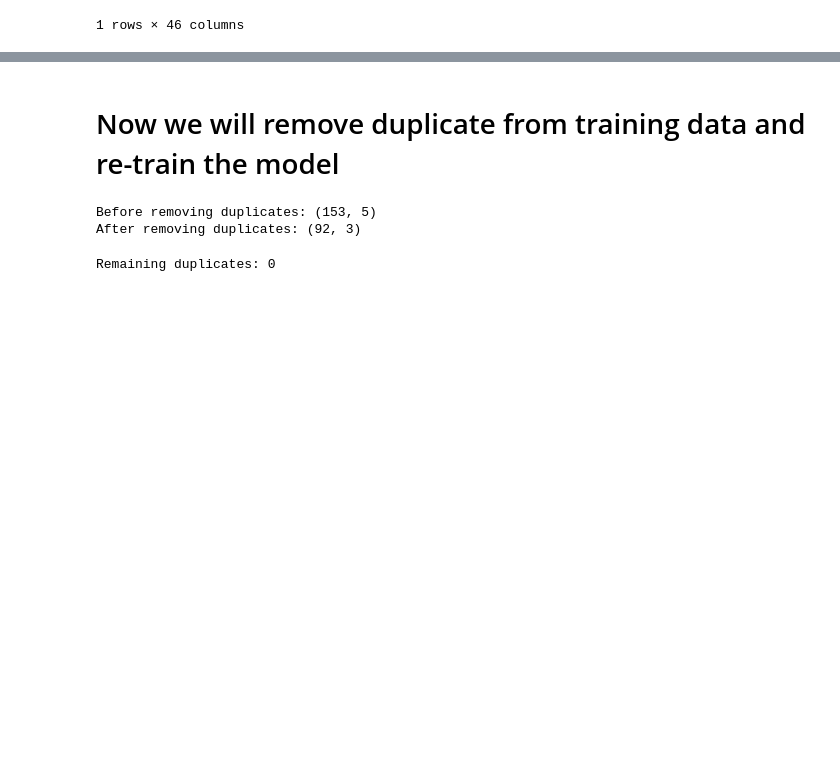
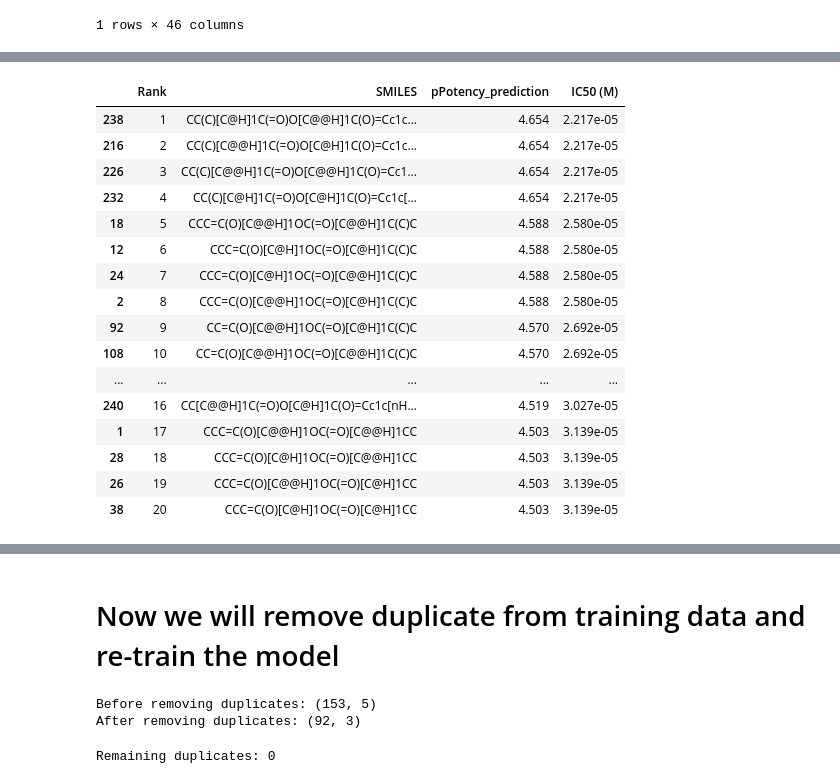
Before and after one commit to soumyadeepghosh35/DTRA_DrugDesign, a Jupyter notebook: DTRA_project_notebooks/Step3_MACAW_bacteria-YersiniaPestis.ipynb, the cells around one changed output, grey strips where cells are left out. Drawn from its saved outputs; the diff is of its cells as text; code cells hidden in the pictures; blank space fills up the shorter version.

```diff
--- a/DTRA_project_notebooks/Step3_MACAW_bacteria-YersiniaPestis.ipynb
+++ b/DTRA_project_notebooks/Step3_MACAW_bacteria-YersiniaPestis.ipynb
@@ -1689,0 +1900,55 @@ smi_lib_DTRA_targets
+# %%
+# Get top 20 indices by highest predicted pPotency
+top_20_idx = np.argsort(Y1_lib_pred)[::-1][:20]
+
+# Create dataframe with top 20
+RetrotideAntibacterialsData_top20 = RetrotideAntibacterialsData.iloc[top_20_idx].copy()
+
+# Add pPotency_prediction rounded to 3 decimal places
+RetrotideAntibacterialsData_top20['pPotency_prediction'] = Y1_lib_pred[top_20_idx].round(3)
+
+# Add IC50 column (convert pPotency to Molar units)
+# IC50 (M) = 10^(-pPotency)
+RetrotideAntibacterialsData_top20['IC50 (M)'] = 10**(-Y1_lib_pred[top_20_idx])
+
+# Add rank column at the beginning
+RetrotideAntibacterialsData_top20.insert(0, 'Rank', range(1, 21))
+
+# Calculate ranges
+pPotency_max = Y1_lib_pred[top_20_idx[0]]   # Highest (best)
+pPotency_min = Y1_lib_pred[top_20_idx[-1]]  # Lowest (cutoff)
+IC50_min = 10**(-pPotency_max)              # Lowest IC50 (most potent)
+IC50_max = 10**(-pPotency_min)              # Highest IC50 (least potent in top 20)
+IC50_min_nM = IC50_min * 1e9
+IC50_max_nM = IC50_max * 1e9
+
+# Display information
+print("-"*70)
+print("Top 20 Compounds with Highest Predicted pPotency")
+print("-"*70)
+print("\nCutoff Values (20th ranked compound):")
+print(f"  pPotency:    {pPotency_min:.3f}")
+print(f"  IC50:        {IC50_max:.3e} M  ({IC50_max_nM:.2f} nM)")
+
+print("\nBest Values (1st ranked compound):")
+print(f"  pPotency:    {pPotency_max:.3f}")
+print(f"  IC50:        {IC50_min:.3e} M  ({IC50_min_nM:.2f} nM)")
+
+
+print("\n Range for Top 20 Compounds:")
+print(f"pPotency Range:  {pPotency_min:.3f} - {pPotency_max:.3f}")
+print(f"\nIC50 Range (M):  {IC50_max:.3e} - {IC50_min:.3e}")
+#print(f"IC50 Range (nM): {IC50_max_nM:.2f} - {IC50_min_nM:.2f} nM")
+#print(f"                 (Δ = {pPotency_max - pPotency_min:.3f})")
+#print(f"                 (Fold change = {IC50_max/IC50_min:.1f}x)")
+
+
+# Set pandas display options for scientific notation
+pd.options.display.float_format = lambda x: f'{x:.3e}' if abs(x) < 0.01 or abs(x) > 1000 else f'{x:.3f}'
+
+# Display the dataframe
+RetrotideAntibacterialsData_top20 = RetrotideAntibacterialsData_top20.filter(
+    items=["Rank", "SMILES", "pPotency_prediction", "IC50 (M)"]
+)
+RetrotideAntibacterialsData_top20
+# %% [output]
@@ -1689,0 +1971,17 @@ smi_lib_DTRA_targets
+|  | Rank | SMILES | pPotency_prediction | IC50 (M) |
+| 238 | 1 | CC(C)[C@H]1C(=O)O[C@@H]1C(O)=Cc1c... | 4.654 | 2.217e-05 |
+| 216 | 2 | CC(C)[C@@H]1C(=O)O[C@H]1C(O)=Cc1c... | 4.654 | 2.217e-05 |
+| 226 | 3 | CC(C)[C@@H]1C(=O)O[C@@H]1C(O)=Cc1... | 4.654 | 2.217e-05 |
+| 232 | 4 | CC(C)[C@H]1C(=O)O[C@H]1C(O)=Cc1c[... | 4.654 | 2.217e-05 |
+| 18 | 5 | CCC=C(O)[C@@H]1OC(=O)[C@@H]1C(C)C | 4.588 | 2.580e-05 |
+| 12 | 6 | CCC=C(O)[C@H]1OC(=O)[C@H]1C(C)C | 4.588 | 2.580e-05 |
+| 24 | 7 | CCC=C(O)[C@H]1OC(=O)[C@@H]1C(C)C | 4.588 | 2.580e-05 |
+| 2 | 8 | CCC=C(O)[C@@H]1OC(=O)[C@H]1C(C)C | 4.588 | 2.580e-05 |
+| 92 | 9 | CC=C(O)[C@@H]1OC(=O)[C@H]1C(C)C | 4.570 | 2.692e-05 |
+| 108 | 10 | CC=C(O)[C@@H]1OC(=O)[C@@H]1C(C)C | 4.570 | 2.692e-05 |
+| ... | ... | ... | ... | ... |
+| 240 | 16 | CC[C@@H]1C(=O)O[C@H]1C(O)=Cc1c[nH... | 4.519 | 3.027e-05 |
+| 1 | 17 | CCC=C(O)[C@@H]1OC(=O)[C@@H]1CC | 4.503 | 3.139e-05 |
+| 28 | 18 | CCC=C(O)[C@H]1OC(=O)[C@@H]1CC | 4.503 | 3.139e-05 |
+| 26 | 19 | CCC=C(O)[C@@H]1OC(=O)[C@H]1CC | 4.503 | 3.139e-05 |
+| 38 | 20 | CCC=C(O)[C@H]1OC(=O)[C@H]1CC | 4.503 | 3.139e-05 |
```
Also changed, not shown: parts of 31 cells of this notebook, 2 other files.
